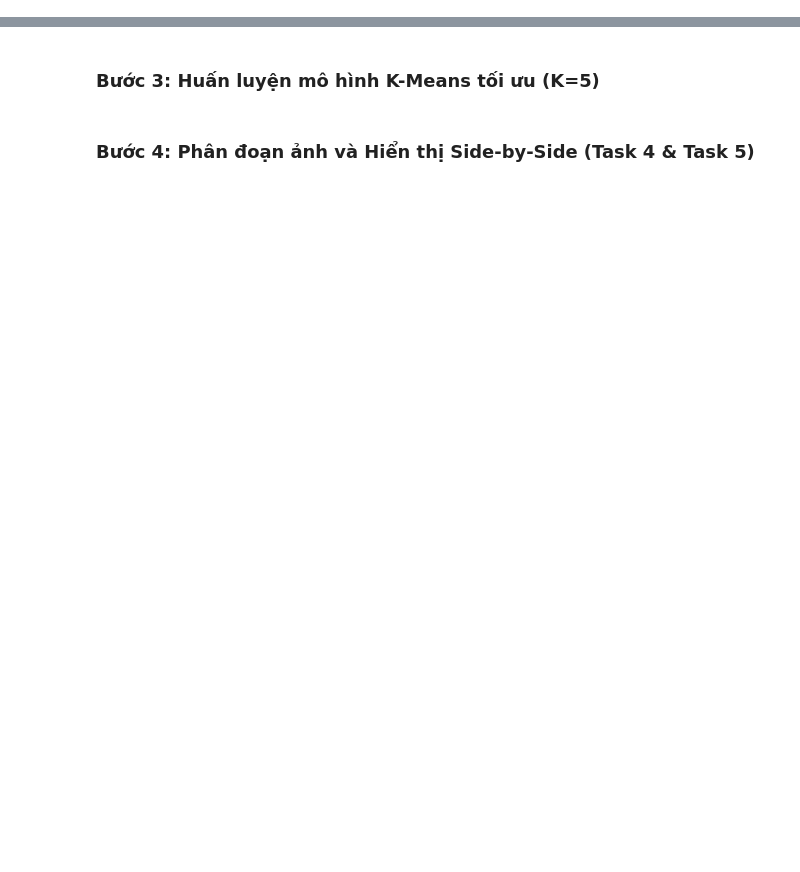
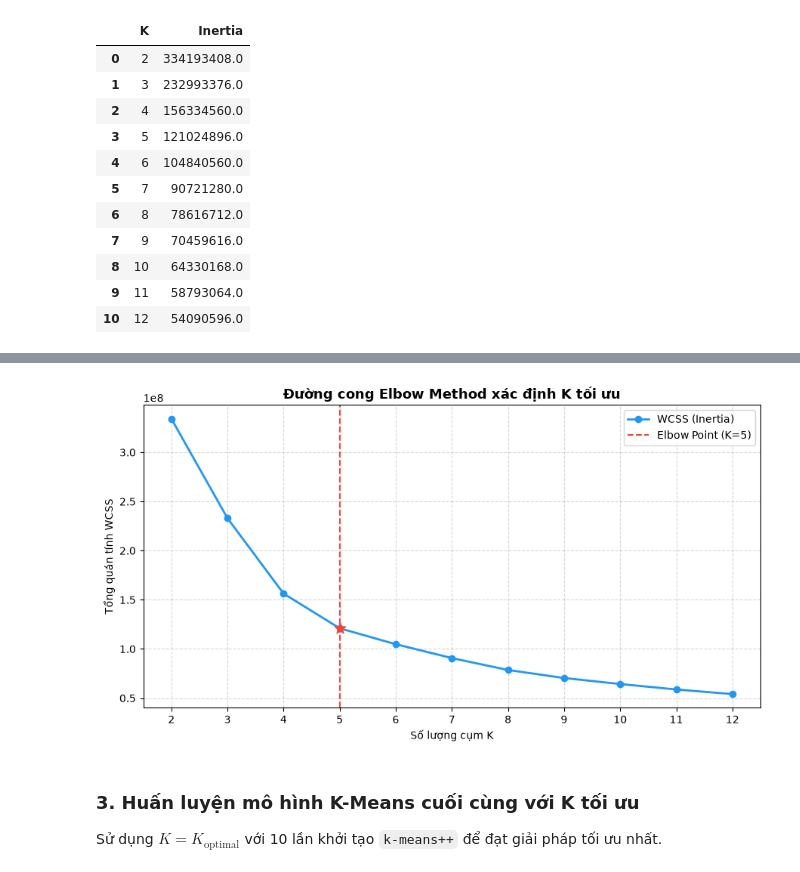
Before and after one commit to iamtien77/Lab_3.2_ADDITIONAL_K-MEANS_IMAGE_SEGMENTATION, a Jupyter notebook: notebooks/03_elbow_and_sklearn_segmentation.ipynb, the cells around one changed output, grey strips where cells are left out. Saved outputs shown, nothing was run; the diff lists cells and outputs as text; code cells hidden in the pictures; blank space fills up the shorter version.

```diff
--- a/notebooks/03_elbow_and_sklearn_segmentation.ipynb
+++ b/notebooks/03_elbow_and_sklearn_segmentation.ipynb
@@ -23,0 +50,27 @@ from src.evaluation.visualization import plot_elbow_curve, plot_side_by_side
+# %%
+trainer = SklearnKMeansTrainer(random_state=RANDOM_SEED)
+df_elbow, optimal_k = trainer.search_elbow(pixel_matrix, k_range=K_SEARCH_RANGE)
+
+print("=== BẢNG SỐ LIỆU ELBOW METHOD ===")
+display(df_elbow)
+
+print(f"\n>>> Điểm khuỷu tay tối ưu được xác định tự động: K = {optimal_k}")
+
+# Vẽ đường cong Elbow và lưu vào results/figures
+plot_elbow_curve(df_elbow, optimal_k, save_path=FIGURES_DIR / "elbow_method_nb03.png")
+
+# Hiển thị trực tiếp trong notebook
+plt.figure(figsize=(9, 5))
+plt.plot(df_elbow["K"], df_elbow["Inertia"], marker="o", linewidth=2, color="#2196F3", label="WCSS (Inertia)")
+plt.axvline(x=optimal_k, color="#F44336", linestyle="--", label=f"Elbow Point (K={optimal_k})")
+elbow_wcss = df_elbow.loc[df_elbow["K"] == optimal_k, "Inertia"].values[0]
+plt.scatter([optimal_k], [elbow_wcss], color="#F44336", s=120, zorder=5, marker="*")
+plt.title("Đường cong Elbow Method xác định K tối ưu", fontsize=13, fontweight="bold")
+plt.xlabel("Số lượng cụm K")
+plt.ylabel("Tổng quán tính WCSS")
+plt.xticks(df_elbow["K"])
+plt.grid(True, linestyle="--", alpha=0.5)
+plt.legend()
+plt.tight_layout()
+plt.show()
+# %% [output]
@@ -23,0 +92,12 @@ from src.evaluation.visualization import plot_elbow_curve, plot_side_by_side
+|  | K | Inertia |
+| 0 | 2 | 334193408.0 |
+| 1 | 3 | 232993376.0 |
+| 2 | 4 | 156334560.0 |
+| 3 | 5 | 121024896.0 |
+| 4 | 6 | 104840560.0 |
+| 5 | 7 | 90721280.0 |
+| 6 | 8 | 78616712.0 |
+| 7 | 9 | 70459616.0 |
+| 8 | 10 | 64330168.0 |
+| 9 | 11 | 58793064.0 |
+| 10 | 12 | 54090596.0 |
@@ -24,2 +106,4 @@ from src.evaluation.visualization import plot_elbow_curve, plot_side_by_side
+[figure, added]
 # %% [markdown]
-### Bước 3: Huấn luyện mô hình K-Means tối ưu (K=5)
+### 3. Huấn luyện mô hình K-Means cuối cùng với K tối ưu
+Sử dụng $K=K_{\text{optimal}}$ với 10 lần khởi tạo `k-means++` để đạt giải pháp tối ưu nhất.
@@ -29,2 +109,0 @@ from src.evaluation.visualization import plot_elbow_curve, plot_side_by_side
-# %% [markdown]
-### Bước 4: Phân đoạn ảnh và Hiển thị Side-by-Side (Task 4 & Task 5)
```
Also changed, not shown: parts of 18 cells of this notebook, 22 other files.
